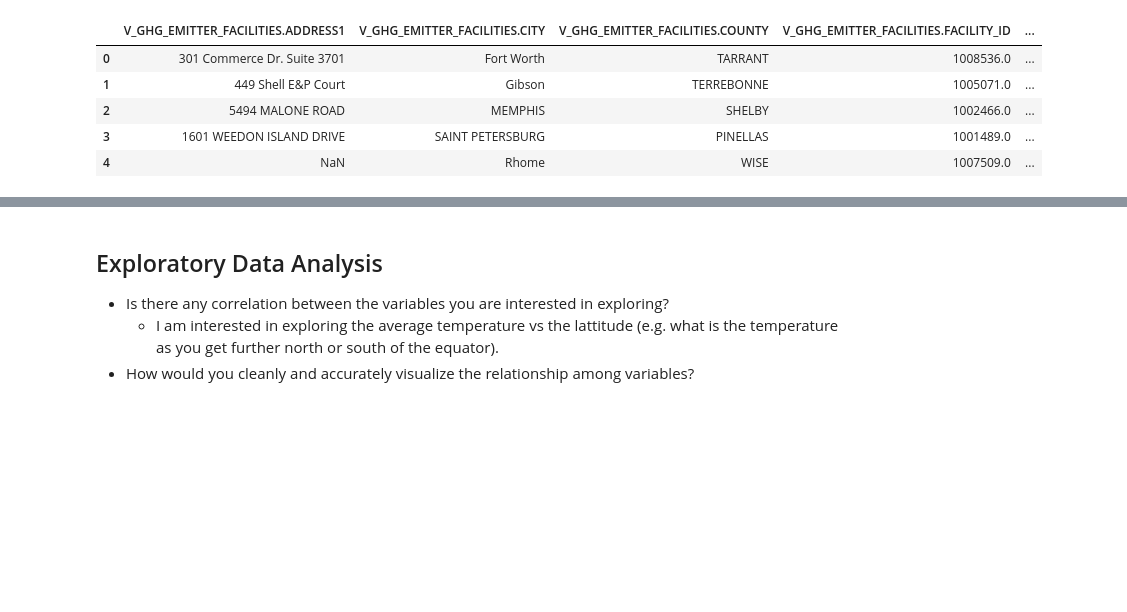
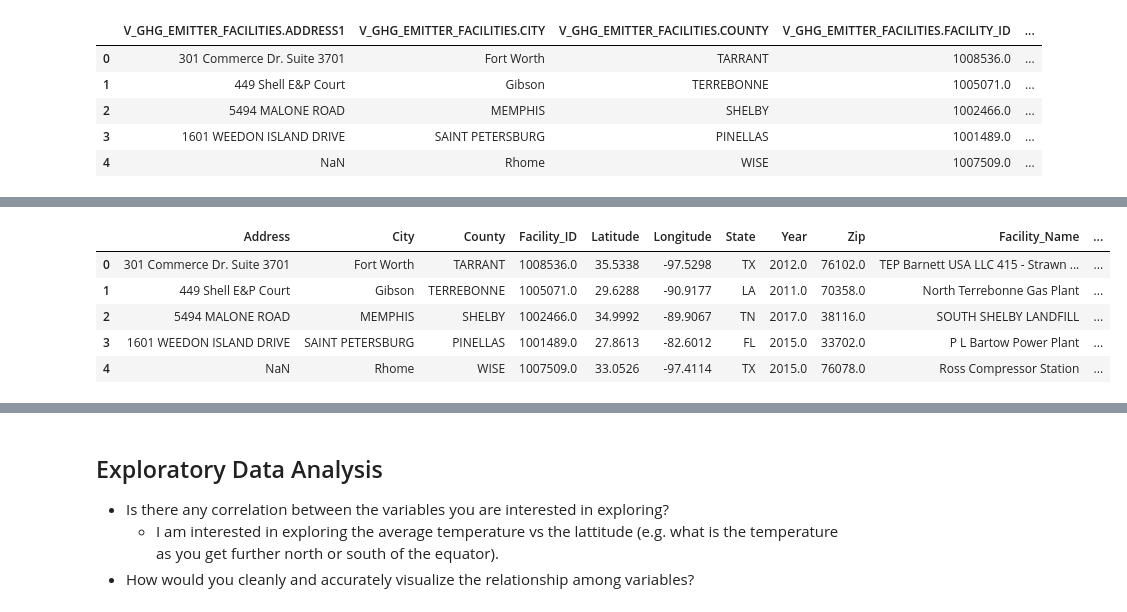
Before and after one commit to kalieknecht/data200-project, a Jupyter notebook: analysis/Analysis.ipynb, the cells around one changed output, grey strips where cells are left out. Saved outputs shown, nothing was run; the diff lists cells and outputs as text; code cells hidden in the pictures; blank space fills up the shorter version.

```diff
--- a/analysis/Analysis.ipynb
+++ b/analysis/Analysis.ipynb
@@ -597,0 +666,2 @@ greenhouse_gas_facility[nullmask].head(5)
+# %%
+greenhouse_gas_facility = find_coords(greenhouse_gas_facility)
@@ -597,0 +678,3 @@ greenhouse_gas_facility[nullmask].head(5)
+# %%
+greenhouse_gas_facility['V_GHG_EMITTER_FACILITIES.PLANT_CODE_INDICATOR'].value_counts()
+greenhouse_gas_facility.drop('V_GHG_EMITTER_FACILITIES.PLANT_CODE_INDICATOR',axis=1,inplace=True)
@@ -598,2 +695,24 @@ greenhouse_gas_facility[nullmask].head(5)
+# %%
+column_rename_dict = {'V_GHG_EMITTER_FACILITIES.ADDRESS1': 'Address',
+                      'V_GHG_EMITTER_FACILITIES.CITY': 'City',
+                      'V_GHG_EMITTER_FACILITIES.COUNTY': 'County',
+                      'V_GHG_EMITTER_FACILITIES.FACILITY_ID': 'Facility_ID',
+                      'V_GHG_EMITTER_FACILITIES.LATITUDE': 'Latitude',
+                      'V_GHG_EMITTER_FACILITIES.LONGITUDE':'Longitude',
+                      'V_GHG_EMITTER_FACILITIES.STATE':'State',
+                      'V_GHG_EMITTER_FACILITIES.YEAR':'Year',
+                      'V_GHG_EMITTER_FACILITIES.ZIP':'Zip',
+                      'V_GHG_EMITTER_FACILITIES.FACILITY_NAME':'Facility_Name',
+                      'V_GHG_EMITTER_FACILITIES.EPA_VERIFIED':'EPA_Verified'
+                     }
+# %%
+greenhouse_gas_facility.rename(column_rename_dict,axis=1,inplace=True)
 # %%
-greenhouse_gas_facility.groupby('V_GHG_EMITTER_FACILITIES.FACILITY_ID').first(dropna=True).head(5)
+greenhouse_gas_facility.head(5)
+# %% [output]
+|  | Address | City | County | Facility_ID | Latitude | Longitude | State | Year | Zip | Facility_Name | ... |
+| 0 | 301 Commerce Dr. Suite 3701 | Fort Worth | TARRANT | 1008536.0 | 35.5338 | -97.5298 | TX | 2012.0 | 76102.0 | TEP Barnett USA LLC 415 - Strawn ... | ... |
+| 1 | 449 Shell E&P Court | Gibson | TERREBONNE | 1005071.0 | 29.6288 | -90.9177 | LA | 2011.0 | 70358.0 | North Terrebonne Gas Plant | ... |
+| 2 | 5494 MALONE ROAD | MEMPHIS | SHELBY | 1002466.0 | 34.9992 | -89.9067 | TN | 2017.0 | 38116.0 | SOUTH SHELBY LANDFILL | ... |
+| 3 | 1601 WEEDON ISLAND DRIVE | SAINT PETERSBURG | PINELLAS | 1001489.0 | 27.8613 | -82.6012 | FL | 2015.0 | 33702.0 | P L Bartow Power Plant | ... |
+| 4 | NaN | Rhome | WISE | 1007509.0 | 33.0526 | -97.4114 | TX | 2015.0 | 76078.0 | Ross Compressor Station | ... |
```
Also changed, not shown: parts of 31 cells of this notebook.
